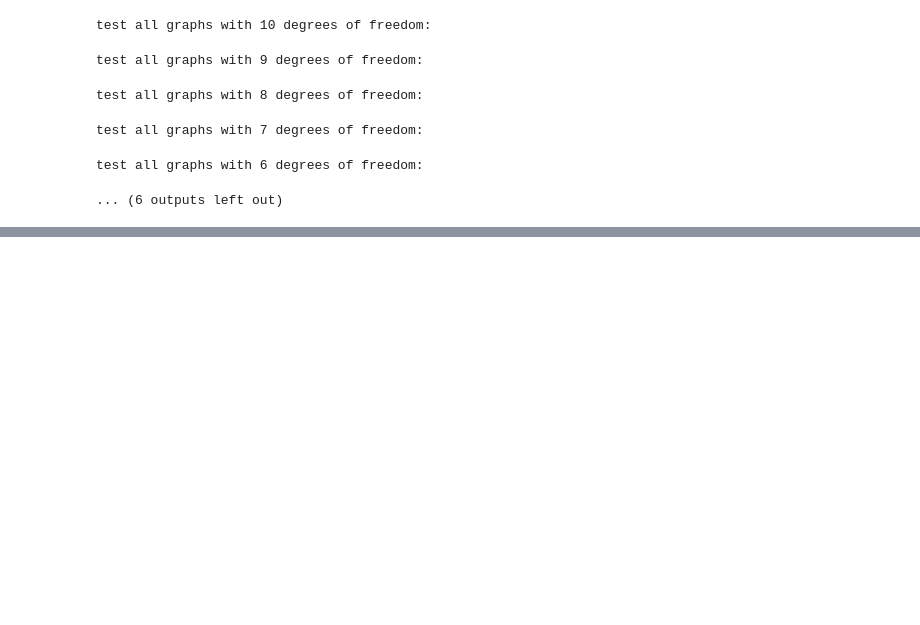
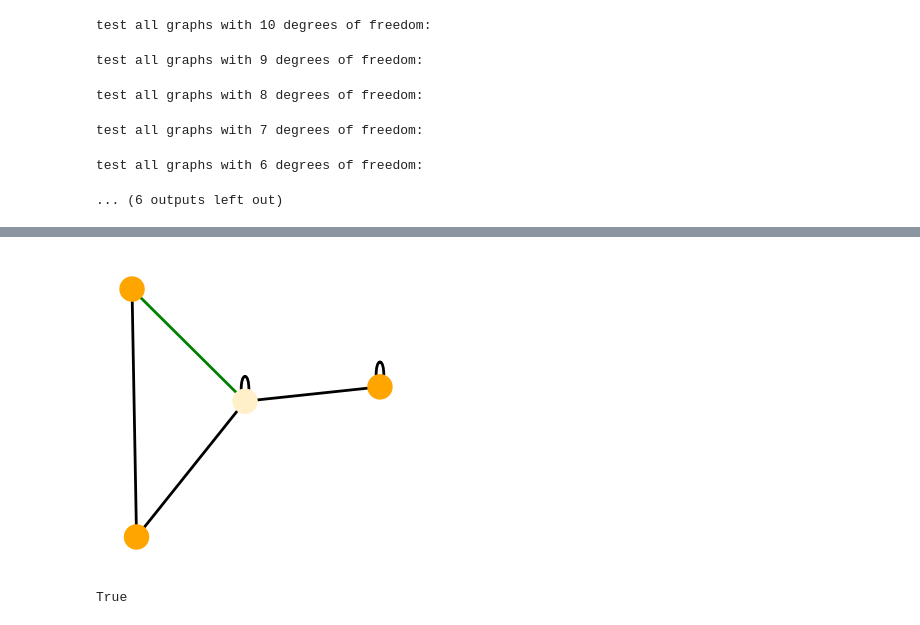
Before and after one commit to jlandgr/AutoScattering, a Jupyter notebook: 6_optomechanical_circulator.ipynb, the cells around one changed output, grey strips where cells are left out. Saved outputs shown, nothing was run; the diff lists cells and outputs as text; code cells hidden in the pictures; blank space fills up the shorter version.

```diff
--- a/6_optomechanical_circulator.ipynb
+++ b/6_optomechanical_circulator.ipynb
@@ -155,0 +155,13 @@ msc.plot_list_of_graphs(irreducible_graphs_min_couplings, node_colors=node_color
+# %%
+graph_c_left = [1,1,0,2,0,1,0,1,1,1]
+graph_c_right = [1,0,0,1,0,1,2,0,1,1]
+graph_to_test = graph_c_right
+plt.figure(figsize=(3,3))
+msc.plot_graph(triu_matrix=graph_to_test, node_colors=node_colors)
+# %% [output]
+[figure, added]
+# %%
+success, infos, _ = optimizer.repeated_optimization(triu_matrix=graph_to_test, **optimizer.kwargs_optimization, **optimizer.solver_options)
+success
+# %% [output]
+True
```
Also changed, not shown: parts of 14 cells of this notebook, 2 other files.
